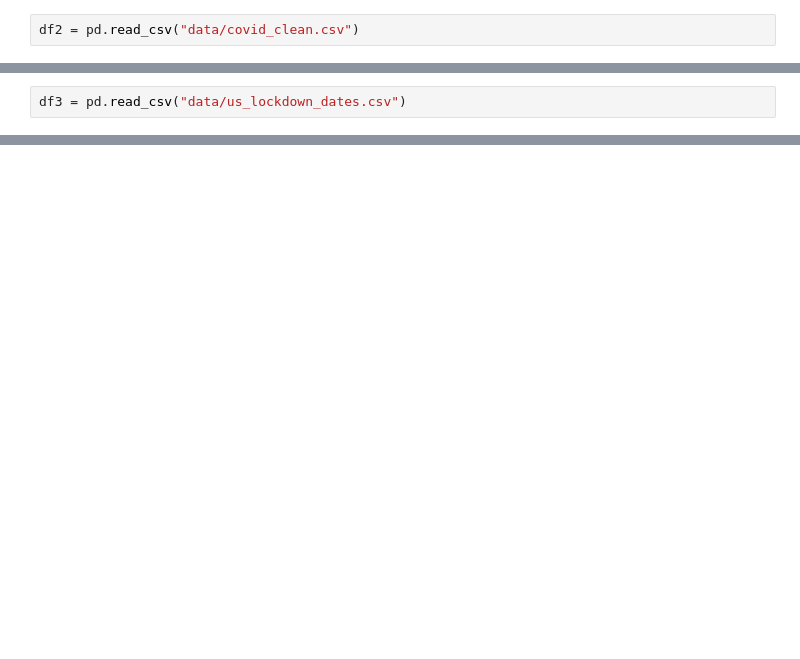
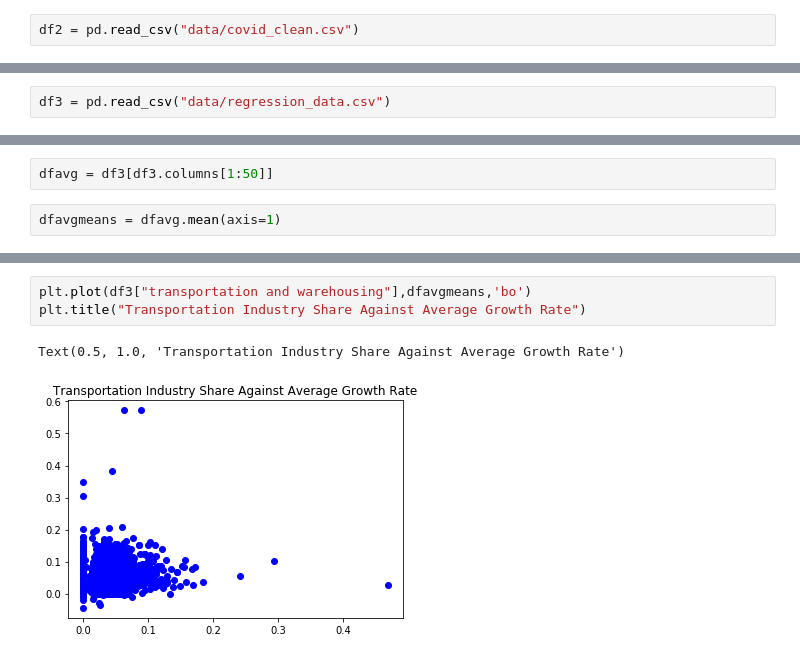
Before and after one commit to ibhojwani/21320_proj, a Jupyter notebook: Visualizations.ipynb, the cells around one changed output, grey strips where cells are left out. Saved outputs shown, nothing was run; the diff lists cells and outputs as text; blank space fills up the shorter version.

```diff
--- a/Visualizations.ipynb
+++ b/Visualizations.ipynb
@@ -85,3 +87,3 @@ df2means.plot()
 # %%
-df3 = pd.read_csv("data/us_lockdown_dates.csv")
+df3 = pd.read_csv("data/regression_data.csv")
 # %%
@@ -98,0 +101,4 @@ TypeError: Empty 'DataFrame': no numeric data to plot
+# %%
+dfavg = df3[df3.columns[1:50]]
+# %%
+dfavgmeans = dfavg.mean(axis=1)
@@ -98,0 +114,6 @@ TypeError: Empty 'DataFrame': no numeric data to plot
+# %%
+plt.plot(df3["transportation and warehousing"],dfavgmeans,'bo')
+plt.title("Transportation Industry Share Against Average Growth Rate")
+# %% [output]
+Text(0.5, 1.0, 'Transportation Industry Share Against Average Growth Rate')
+[figure, added]
```
Also changed, not shown: parts of 10 cells of this notebook.
